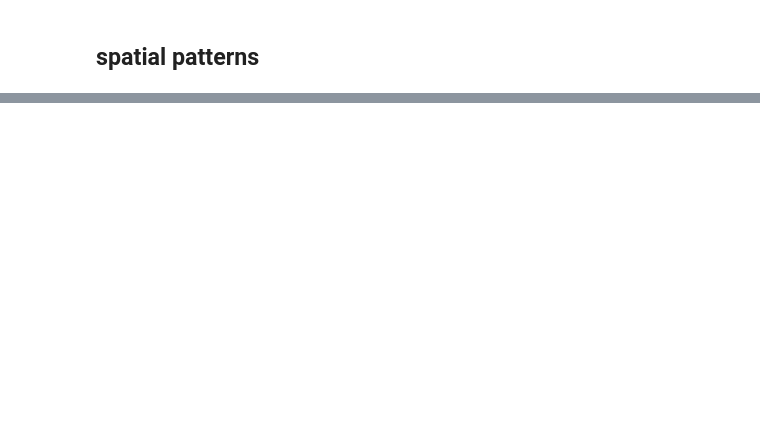
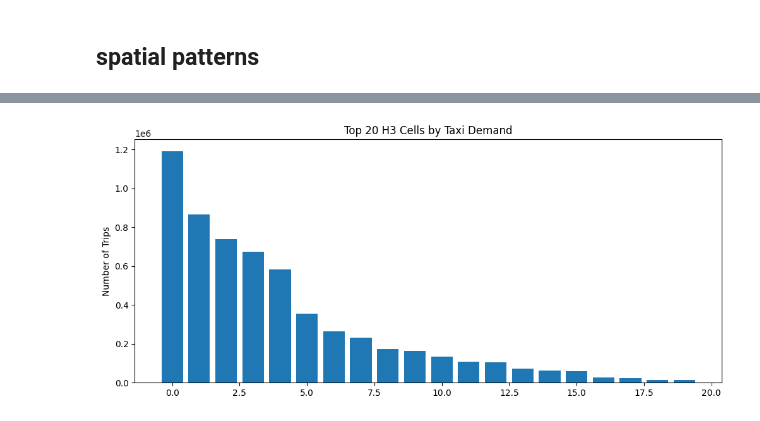
Before and after one commit to larissatheilmann/AAA_Project_Group7, a Jupyter notebook: notebooks/descriptive_analytics.ipynb, the cells around one changed output, grey strips where cells are left out. Drawn from its saved outputs; the diff is of its cells as text; code cells hidden in the pictures; blank space fills up the shorter version.

```diff
--- a/notebooks/descriptive_analytics.ipynb
+++ b/notebooks/descriptive_analytics.ipynb
@@ -226,0 +308,8 @@ plt.show()
+# %%
+spatial_demand = (
+    taxi_data_processed
+    .groupby("h3_index_pickup")
+    .size()
+    .reset_index(name="trip_count")
+)
+spatial_demand
@@ -226,0 +330,13 @@ plt.show()
+# %%
+spatial_demand["geometry"] = [
+    Polygon(h3.cell_to_boundary(h))
+    for h in spatial_demand["h3_index_pickup"]
+]
+# %%
+top_demand = (
+    spatial_demand
+    .sort_values("trip_count", ascending=False)
+    .head(20)
+)
+
+top_demand
@@ -226,0 +361,14 @@ plt.show()
+# %%
+plt.figure(figsize=(12,5))
+
+plt.bar(
+    range(len(top_demand)),
+    top_demand["trip_count"]
+)
+
+plt.title("Top 20 H3 Cells by Taxi Demand")
+plt.ylabel("Number of Trips")
+
+plt.show()
+# %% [output]
+[figure, added]
```
Also changed, not shown: parts of 16 cells of this notebook.
